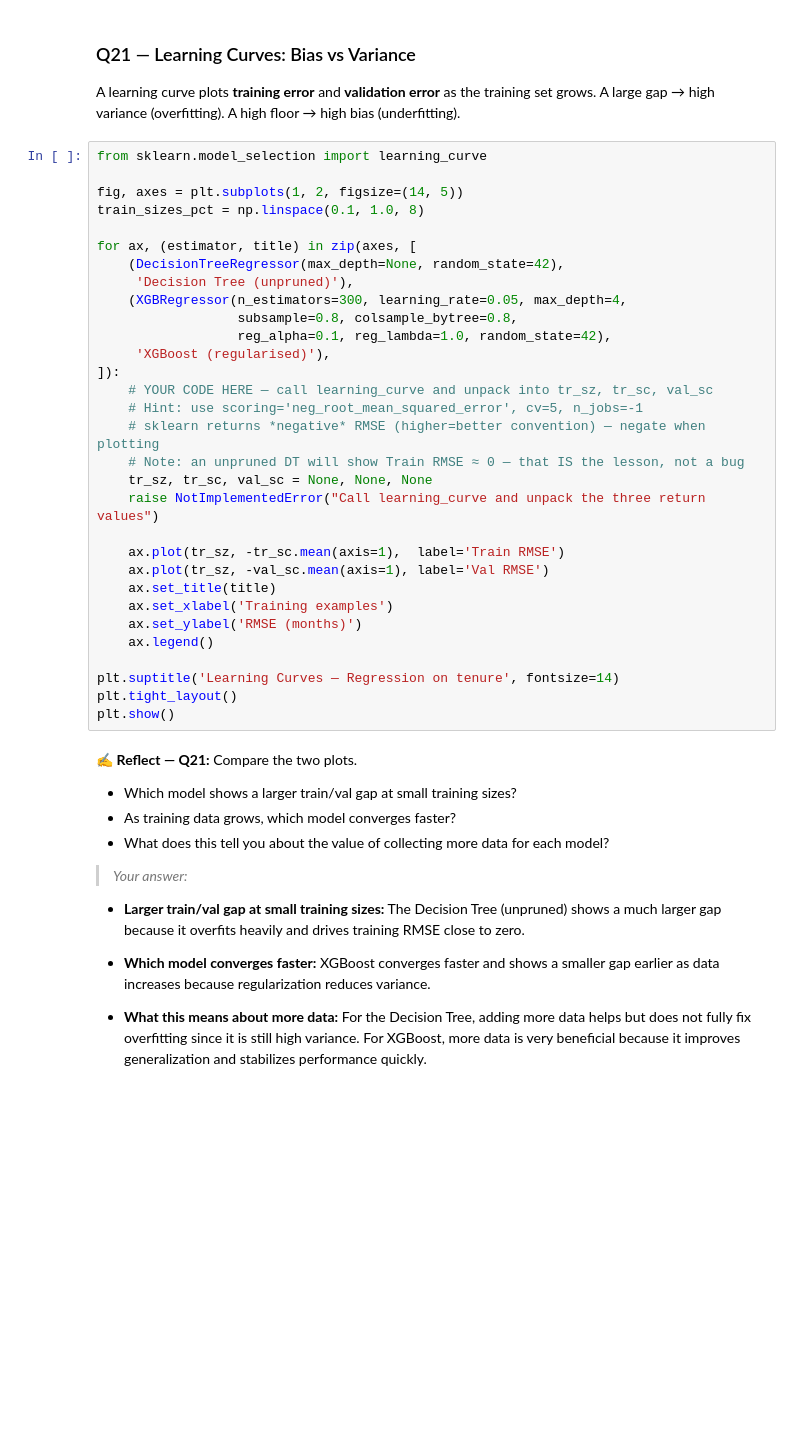
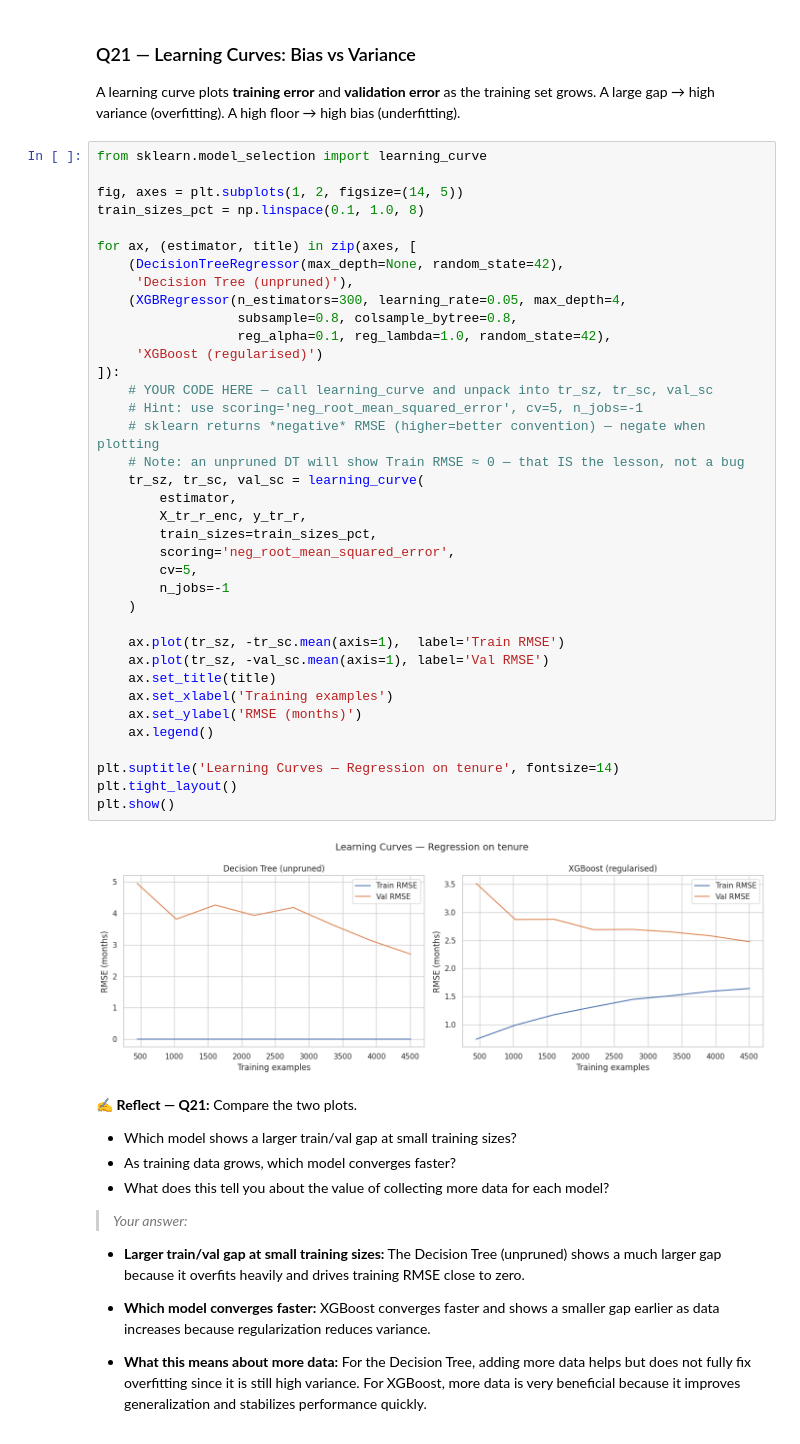
Before and after one commit to un1u3/ml-labs, a Jupyter notebook: fusemachines-2026/phase2/assignment2/W5_Tree_Based_Models_&_Ensembles_Assignment.ipynb, the cells around one changed output. Saved outputs shown, nothing was run; the diff lists cells and outputs as text; blank space fills up the shorter version.

```diff
--- a/fusemachines-2026/phase2/assignment2/W5_Tree_Based_Models_&_Ensembles_Assignment.ipynb
+++ b/fusemachines-2026/phase2/assignment2/W5_Tree_Based_Models_&_Ensembles_Assignment.ipynb
@@ -1221,34 +1236,42 @@ grows.  A large gap → high variance (overfitting).  A high floor → high bias
 # %%
 from sklearn.model_selection import learning_curve
 
 fig, axes = plt.subplots(1, 2, figsize=(14, 5))
 train_sizes_pct = np.linspace(0.1, 1.0, 8)
 
 for ax, (estimator, title) in zip(axes, [
     (DecisionTreeRegressor(max_depth=None, random_state=42),
      'Decision Tree (unpruned)'),
     (XGBRegressor(n_estimators=300, learning_rate=0.05, max_depth=4,
                   subsample=0.8, colsample_bytree=0.8,
                   reg_alpha=0.1, reg_lambda=1.0, random_state=42),
-     'XGBoost (regularised)'),
+     'XGBoost (regularised)')
 ]):
     # YOUR CODE HERE — call learning_curve and unpack into tr_sz, tr_sc, val_sc
     # Hint: use scoring='neg_root_mean_squared_error', cv=5, n_jobs=-1
     # sklearn returns *negative* RMSE (higher=better convention) — negate when plotting
     # Note: an unpruned DT will show Train RMSE ≈ 0 — that IS the lesson, not a bug
-    tr_sz, tr_sc, val_sc = None, None, None
-    raise NotImplementedError("Call learning_curve and unpack the three return values")
+    tr_sz, tr_sc, val_sc = learning_curve(
+        estimator,
+        X_tr_r_enc, y_tr_r,
+        train_sizes=train_sizes_pct,
+        scoring='neg_root_mean_squared_error',
+        cv=5,
+        n_jobs=-1
+    )
 
     ax.plot(tr_sz, -tr_sc.mean(axis=1),  label='Train RMSE')
     ax.plot(tr_sz, -val_sc.mean(axis=1), label='Val RMSE')
     ax.set_title(title)
     ax.set_xlabel('Training examples')
     ax.set_ylabel('RMSE (months)')
     ax.legend()
 
 plt.suptitle('Learning Curves — Regression on tenure', fontsize=14)
 plt.tight_layout()
 plt.show()
+# %% [output]
+[figure, added]
 # %% [markdown]
 ✍️ **Reflect — Q21:** Compare the two plots.
 - Which model shows a larger train/val gap at small training sizes?
```
Also changed, not shown: parts of 8 cells of this notebook.
